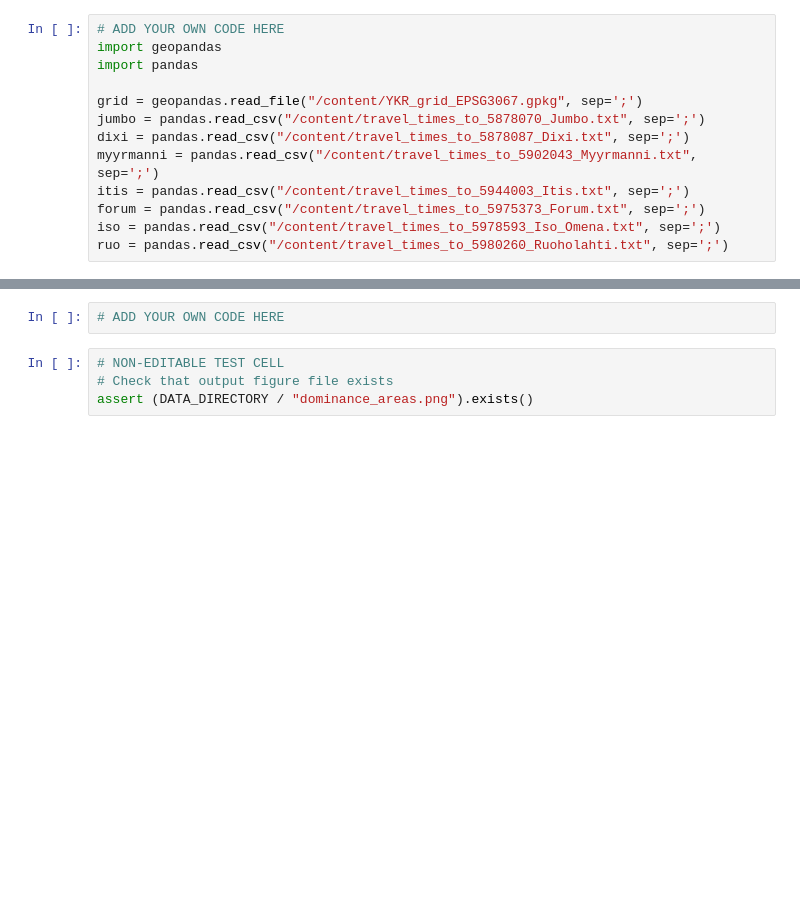
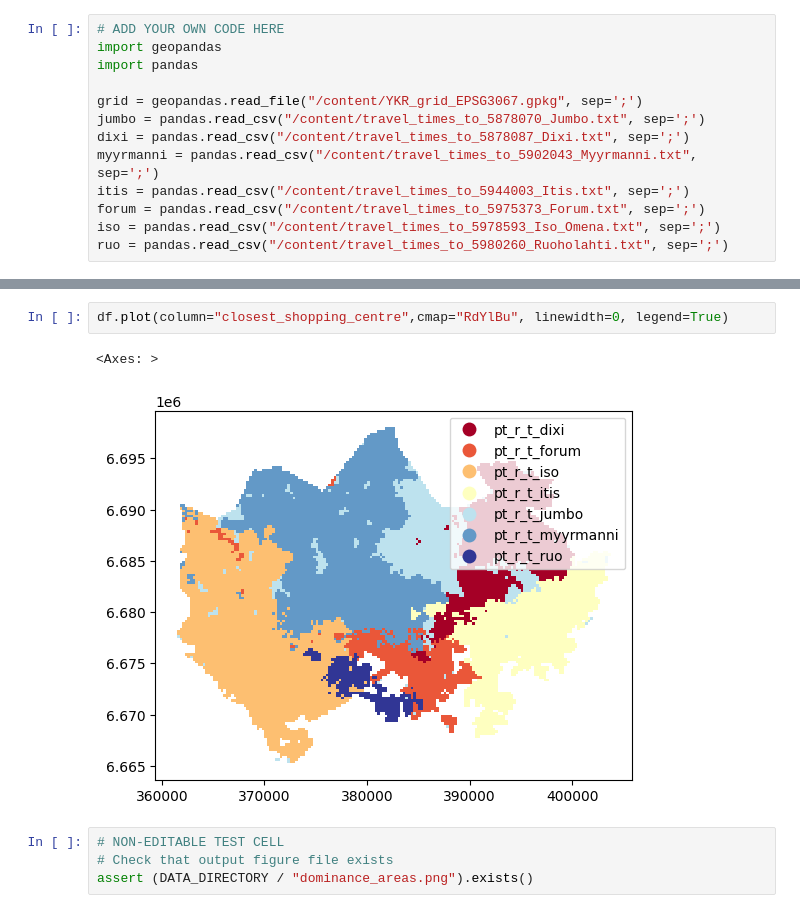
Before and after one commit to SyedAR-17/Geo-Python, a Jupyter notebook: Exercise-4-problem-2.ipynb, the cells around one changed output, grey strips where cells are left out. Drawn from its saved outputs; the diff is of its cells as text; blank space fills up the shorter version.

```diff
--- a/Exercise-4-problem-2.ipynb
+++ b/Exercise-4-problem-2.ipynb
@@ -75,5 +225,8 @@ ruo = pandas.read_csv("/content/travel_times_to_5980260_Ruoholahti.txt", sep=';'
-# %%
-# ADD YOUR OWN CODE HERE
+# %%
+df.plot(column="closest_shopping_centre",cmap="RdYlBu", linewidth=0, legend=True)
+# %% [output]
+<Axes: >
+[figure, added]
 # %%
 # NON-EDITABLE TEST CELL
 # Check that output figure file exists
```
Also changed, not shown: parts of 15 cells of this notebook.
